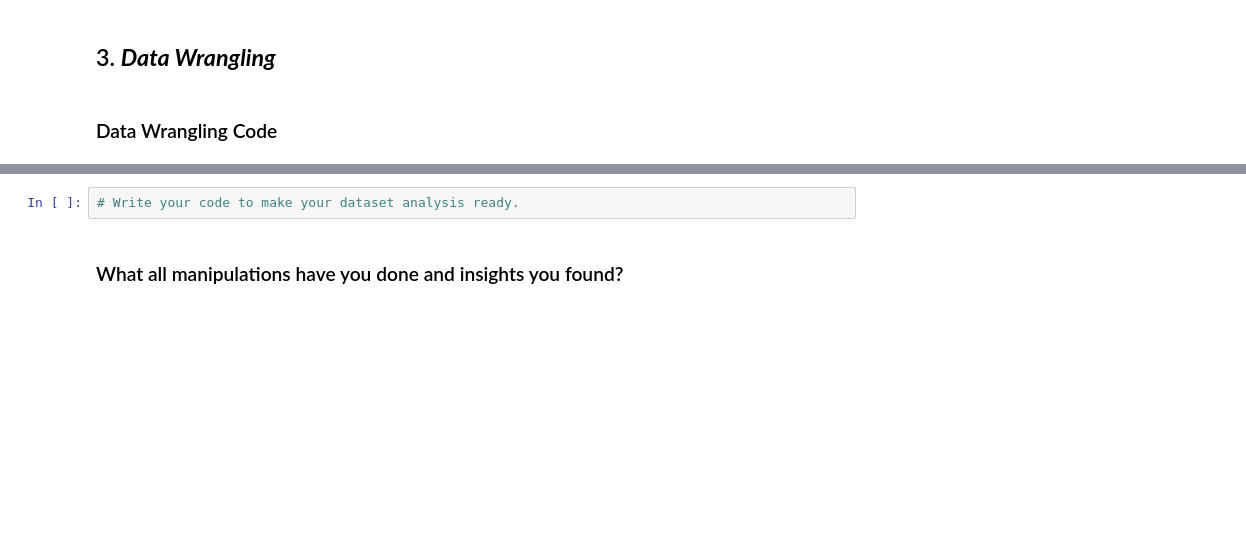
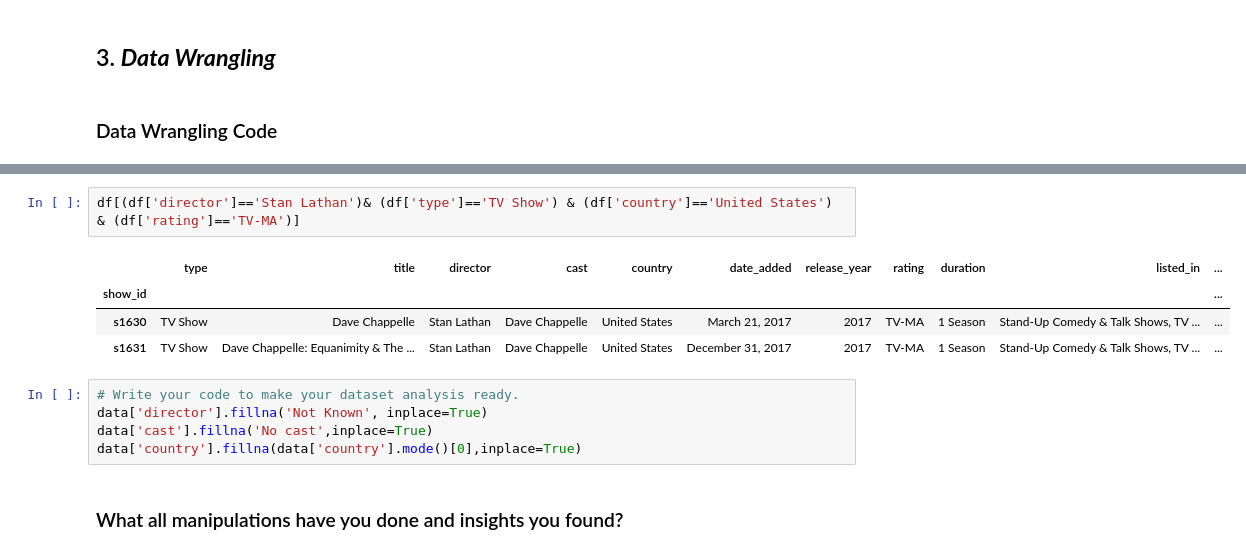
Before and after one commit to Shahrukh2016/Netflix_Movies_and_TV_Shows_Clustering, a Jupyter notebook: IndividualColab_NetflixMoviesAndTvShowsClustering.ipynb, the cells around one changed output, grey strips where cells are left out. Saved outputs shown, nothing was run; the diff lists cells and outputs as text; blank space fills up the shorter version.

```diff
--- a/IndividualColab_NetflixMoviesAndTvShowsClustering.ipynb
+++ b/IndividualColab_NetflixMoviesAndTvShowsClustering.ipynb
@@ -298,5 +416,15 @@ df.head()
+# %%
+df[(df['director']=='Stan Lathan')& (df['type']=='TV Show') & (df['country']=='United States') & (df['rating']=='TV-MA')]
+# %% [output]
+|  | type | title | director | cast | country | date_added | release_year | rating | duration | listed_in | ... |
+| show_id |  |  |  |  |  |  |  |  |  |  | ... |
+| s1630 | TV Show | Dave Chappelle | Stan Lathan | Dave Chappelle | United States | March 21, 2017 | 2017 | TV-MA | 1 Season | Stand-Up Comedy & Talk Shows, TV ... | ... |
+| s1631 | TV Show | Dave Chappelle: Equanimity & The ... | Stan Lathan | Dave Chappelle | United States | December 31, 2017 | 2017 | TV-MA | 1 Season | Stand-Up Comedy & Talk Shows, TV ... | ... |
 # %%
 # Write your code to make your dataset analysis ready.
+data['director'].fillna('Not Known', inplace=True)
+data['cast'].fillna('No cast',inplace=True)
+data['country'].fillna(data['country'].mode()[0],inplace=True)
 # %% [markdown]
 ### What all manipulations have you done and insights you found?
 # %% [markdown]
```
Also changed, not shown: parts of 17 cells of this notebook.
